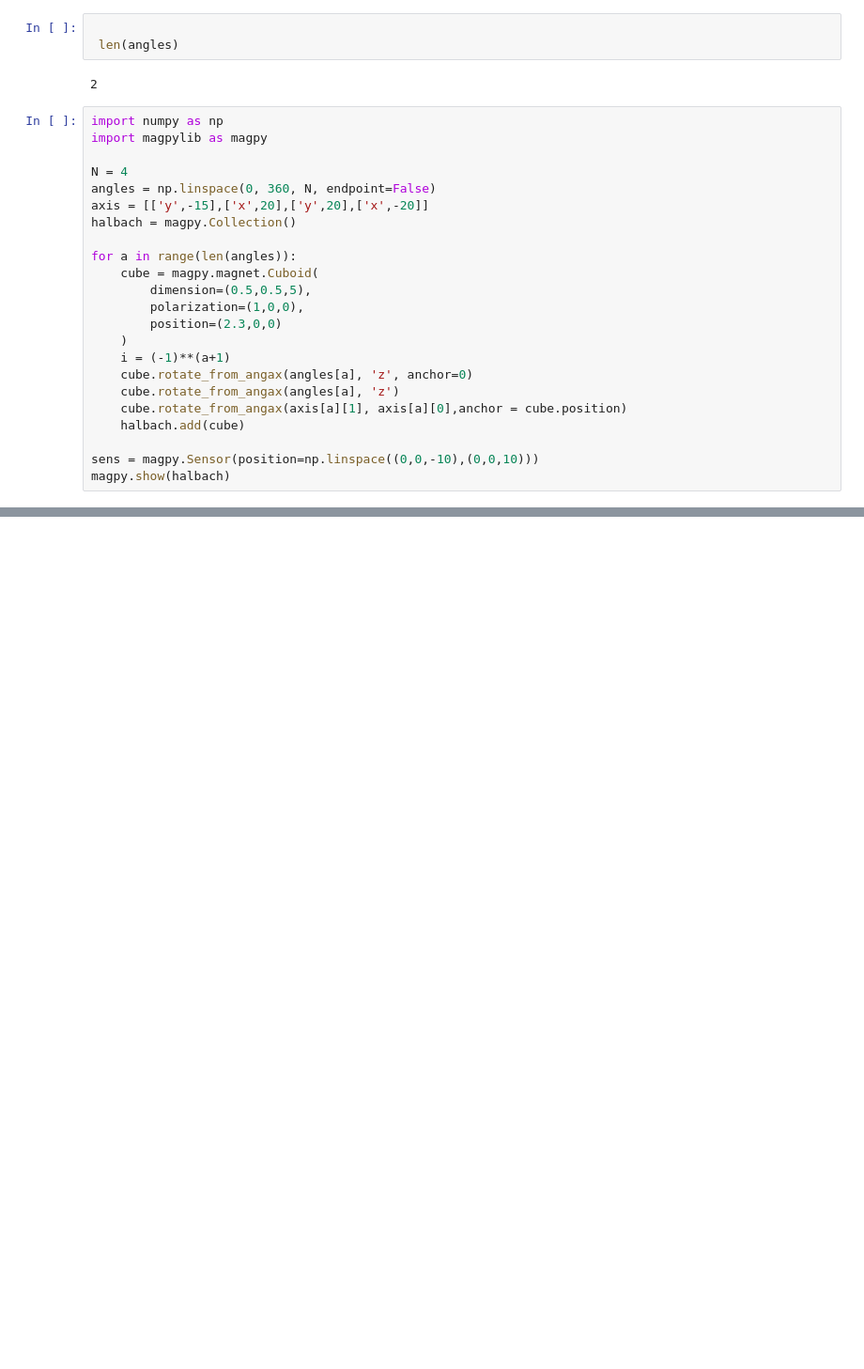
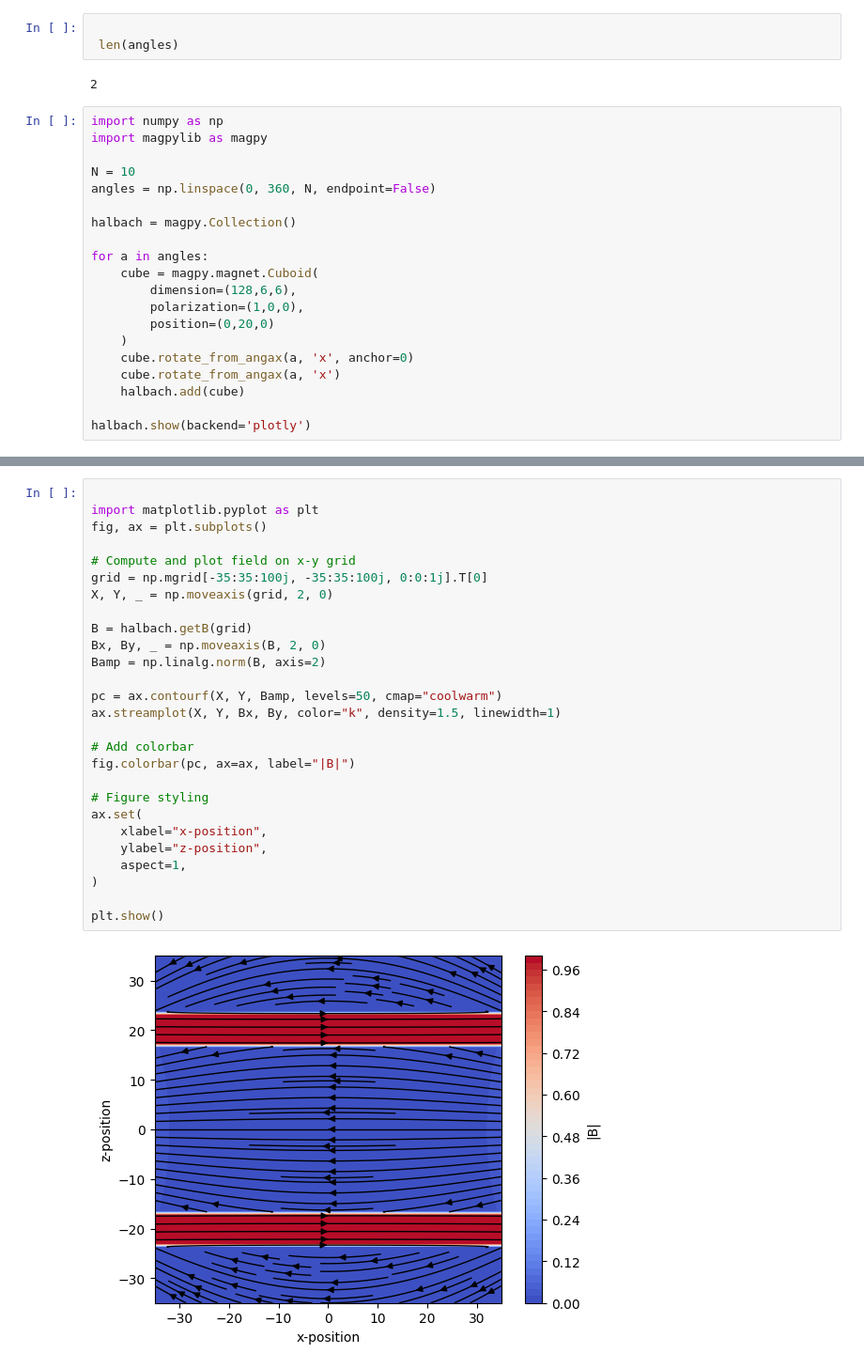
Before and after one commit to benfox4543/YB-zeeman-slower, a Jupyter notebook: halbach-1.ipynb, the cells around one changed output, grey strips where cells are left out. Shown at 94% size. Saved outputs shown, nothing was run; the diff lists cells and outputs as text; blank space fills up the shorter version.

```diff
--- a/halbach-1.ipynb
+++ b/halbach-1.ipynb
@@ -120,22 +13,19 @@ NameError: name 'cube1' is not defined
 import numpy as np
 import magpylib as magpy
 
-N = 4
+N = 10
 angles = np.linspace(0, 360, N, endpoint=False)
-axis = [['y',-15],['x',20],['y',20],['x',-20]]
+
 halbach = magpy.Collection()
 
-for a in range(len(angles)):
+for a in angles:
     cube = magpy.magnet.Cuboid(
-        dimension=(0.5,0.5,5),
+        dimension=(128,6,6),
         polarization=(1,0,0),
-        position=(2.3,0,0)
+        position=(0,20,0)
     )
-    i = (-1)**(a+1)
-    cube.rotate_from_angax(angles[a], 'z', anchor=0)
-    cube.rotate_from_angax(angles[a], 'z')
-    cube.rotate_from_angax(axis[a][1], axis[a][0],anchor = cube.position)
+    cube.rotate_from_angax(a, 'x', anchor=0)
+    cube.rotate_from_angax(a, 'x')
     halbach.add(cube)
 
-sens = magpy.Sensor(position=np.linspace((0,0,-10),(0,0,10)))
-magpy.show(halbach)
+halbach.show(backend='plotly')
@@ -144,3 +32,32 @@ magpy.show({'objects': [halbach,sens], 'output':'Bx','col':1})
+# %%
+
+import matplotlib.pyplot as plt
+fig, ax = plt.subplots()
+
+# Compute and plot field on x-y grid
+grid = np.mgrid[-35:35:100j, -35:35:100j, 0:0:1j].T[0]
+X, Y, _ = np.moveaxis(grid, 2, 0)
+
+B = halbach.getB(grid)
+Bx, By, _ = np.moveaxis(B, 2, 0)
+Bamp = np.linalg.norm(B, axis=2)
+
+pc = ax.contourf(X, Y, Bamp, levels=50, cmap="coolwarm")
+ax.streamplot(X, Y, Bx, By, color="k", density=1.5, linewidth=1)
+
+# Add colorbar
+fig.colorbar(pc, ax=ax, label="|B|")
+
+# Figure styling
+ax.set(
+    xlabel="x-position",
+    ylabel="z-position",
+    aspect=1,
+)
+
+plt.show()
+# %% [output]
+[figure, added]
 # %%
 halbach.getB([0,0,10])
 # %% [output]
```
Also changed, not shown: parts of 11 cells of this notebook, 1 other file.
